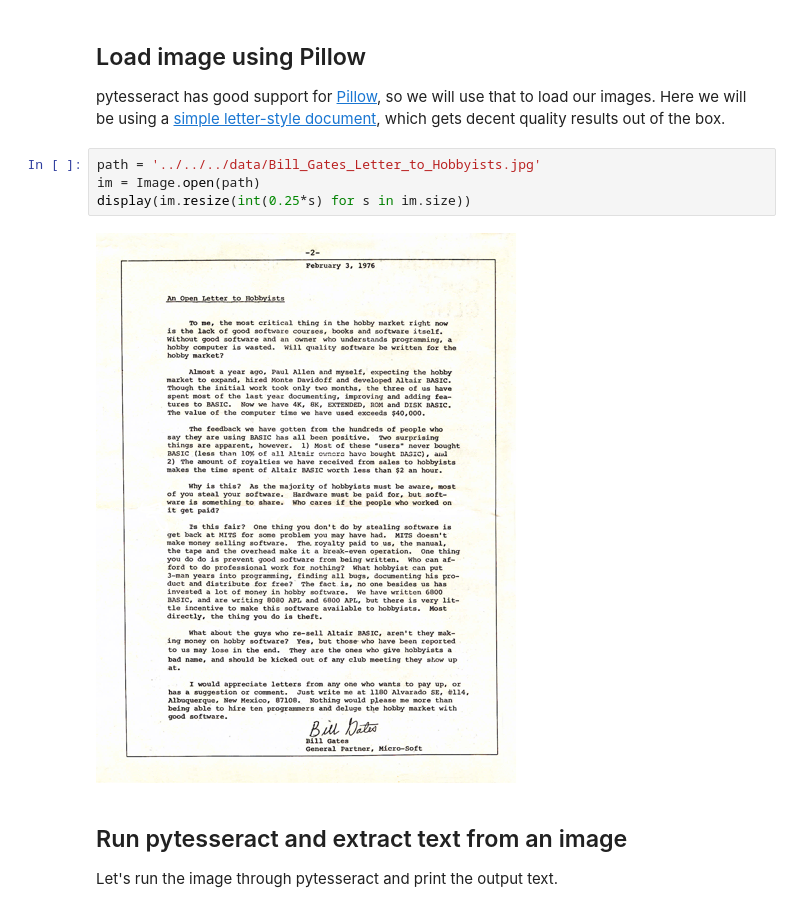
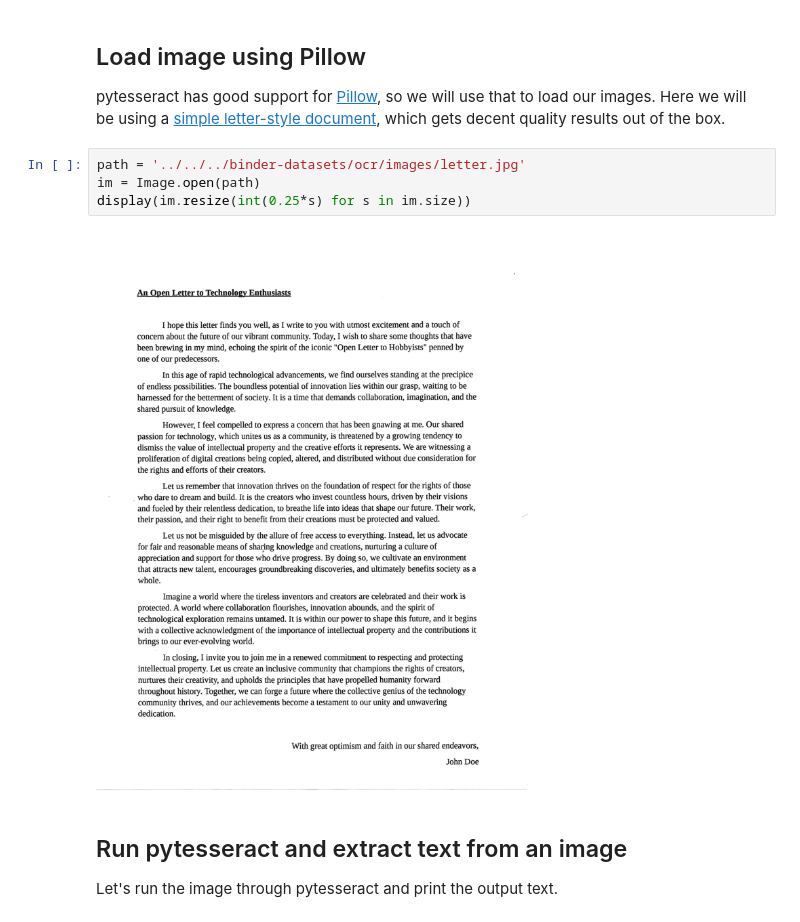
Before and after one commit to dhorvay/document-understanding-ebook, a Jupyter notebook: _sources/binder/document-understanding-ebook/ocr/tesseract/pytesseract_basic_example.ipynb, the cells around one changed output. Cells and saved outputs as stored; diff of their text form.

```diff
--- a/_sources/binder/document-understanding-ebook/ocr/tesseract/pytesseract_basic_example.ipynb
+++ b/_sources/binder/document-understanding-ebook/ocr/tesseract/pytesseract_basic_example.ipynb
@@ -44,11 +44,11 @@ pytesseract.pytesseract.tesseract_cmd
 pytesseract has good support for [Pillow](https://pypi.org/project/Pillow/), so we will use that to load our images.
 Here we will be using a [simple letter-style document](https://commons.wikimedia.org/wiki/File:Bill_Gates_Letter_to_Hobbyists.jpg), which gets decent quality results out of the box.
 # %%
-path = '../../../data/Bill_Gates_Letter_to_Hobbyists.jpg'
+path = '../../../binder-datasets/ocr/images/letter.jpg'
 im = Image.open(path)
 display(im.resize(int(0.25*s) for s in im.size))
 # %% [output]
-[figure, old version]
+[figure, new version]
 # %% [markdown]
 ## Run pytesseract and extract text from an image
 
```
Also changed, not shown: parts of 1 cell of this notebook, 30 other files.
